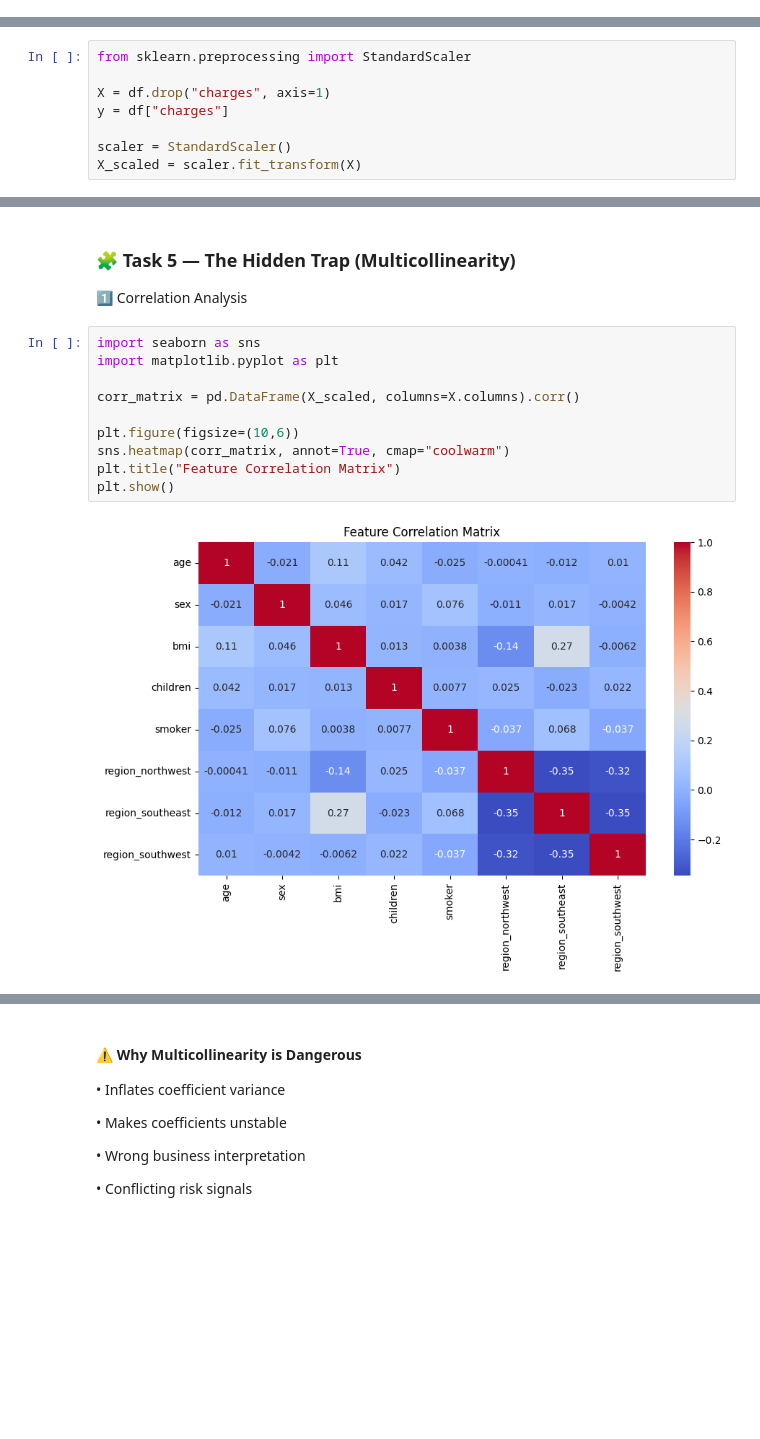
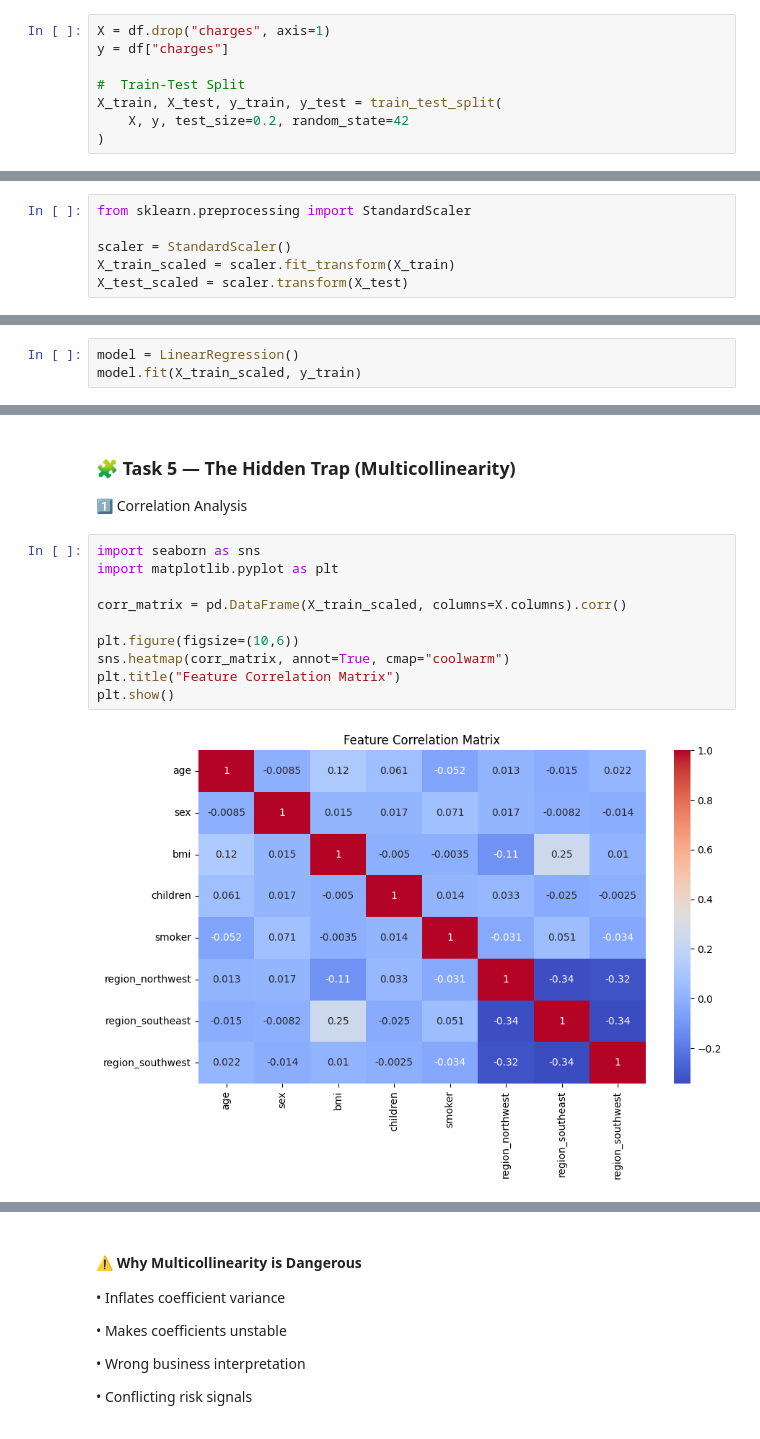
Before and after one commit to 23b81a6699/ML_ETE, a Jupyter notebook: Medical_DataSet.ipynb, the cells around one changed output, grey strips where cells are left out. Saved outputs shown, nothing was run; the diff lists cells and outputs as text; blank space fills up the shorter version.

```diff
--- a/Medical_DataSet.ipynb
+++ b/Medical_DataSet.ipynb
@@ -104,3 +146,11 @@ df = pd.get_dummies(df, columns=["region"], drop_first=True)
+# %%
+X = df.drop("charges", axis=1)
+y = df["charges"]
+
+#  Train-Test Split
+X_train, X_test, y_train, y_test = train_test_split(
+    X, y, test_size=0.2, random_state=42
+)
 # %% [markdown]
 ### 🧩 Task 4 — Feature Scaling & Comparability
 
@@ -140,8 +190,6 @@ charges   → up to 60,000
 # %%
 from sklearn.preprocessing import StandardScaler
 
-X = df.drop("charges", axis=1)
-y = df["charges"]
-
 scaler = StandardScaler()
-X_scaled = scaler.fit_transform(X)
+X_train_scaled = scaler.fit_transform(X_train)
+X_test_scaled = scaler.transform(X_test)
@@ -147,0 +198,3 @@ X_scaled = scaler.fit_transform(X)
+# %%
+model = LinearRegression()
+model.fit(X_train_scaled, y_train)
@@ -152,12 +249,12 @@ X_scaled = scaler.fit_transform(X)
 # %%
 import seaborn as sns
 import matplotlib.pyplot as plt
 
-corr_matrix = pd.DataFrame(X_scaled, columns=X.columns).corr()
+corr_matrix = pd.DataFrame(X_train_scaled, columns=X.columns).corr()
 
 plt.figure(figsize=(10,6))
 sns.heatmap(corr_matrix, annot=True, cmap="coolwarm")
 plt.title("Feature Correlation Matrix")
 plt.show()
 # %% [output]
-[figure, old version]
+[figure, new version]
```
Also changed, not shown: parts of 18 cells of this notebook, 13 other files.
